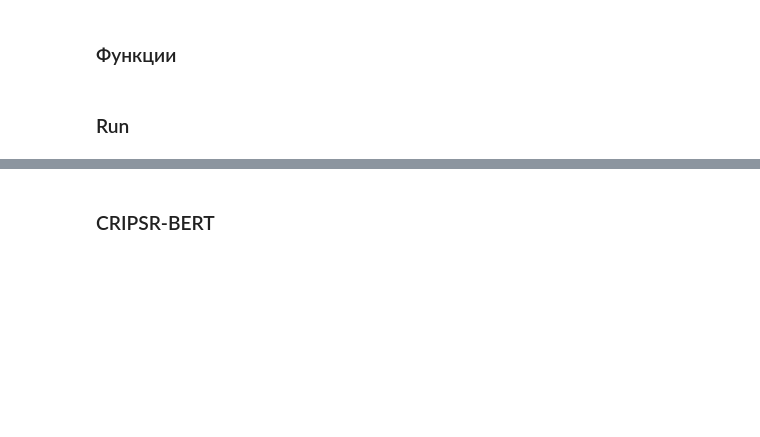
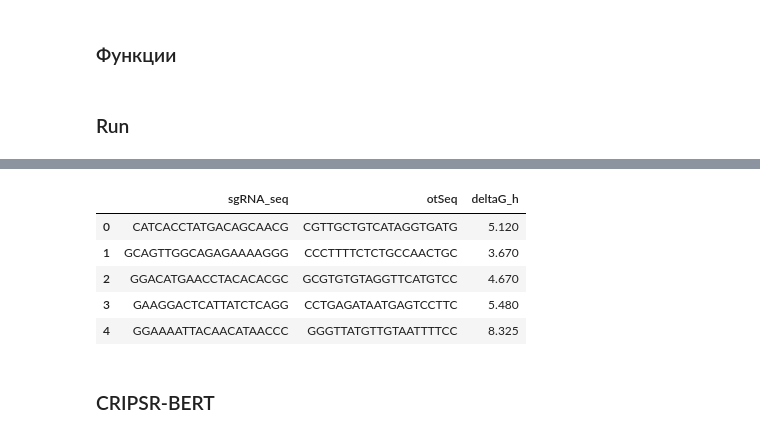
Before and after one commit to oreshnya/grna_design_tool, a Jupyter notebook: main_process.ipynb, the cells around one changed output, grey strips where cells are left out. Saved outputs shown, nothing was run; the diff lists cells and outputs as text; code cells hidden in the pictures; blank space fills up the shorter version.

```diff
--- a/main_process.ipynb
+++ b/main_process.ipynb
@@ -231,0 +268,15 @@ len(df_sg_candidates.sgRNA_seq.iloc[0])
+# %%
+RI_REV_NT_MAP = {
+    '-':'', 'a':'T', 'A':'T', 'c':'G', 'C':'G', 'g':'C', 'G':'C',
+    't':'A', 'T':'A', 'u':'A', 'U':'A', 'n':'N', 'N':'N'
+}
+
+RNA_DNA_internal_loop = {
+    3: 3.2, 4: 3.555, 5: 3.725, 6: 3.975,
+    7: 4.16, 8: 4.33, 9: 4.495, 10: 4.6, 11: 4.7
+}
+
+RI_MATCH_noGU = {'A':{'A':False, 'C':False, 'G':False, 'T':True},
+         'C':{'A':False, 'C':False, 'G':True, 'T':False},
+         'G':{'A':False, 'C':True, 'G':False, 'T':False},
+         'T':{'A':True, 'C':False, 'G':False, 'T':False}}
@@ -232,3 +358,15 @@ len(df_sg_candidates.sgRNA_seq.iloc[0])
+# %%
+df = add_otSeq_column(df, sgrna_col="sgRNA_seq")
+df = compute_hybridization_energy(df, sgrna_col="sgRNA_seq", otseq_col="otSeq")
+# %%
+df[['sgRNA_seq', 'otSeq', 'deltaG_h']].head()
+# %% [output]
+|  | sgRNA_seq | otSeq | deltaG_h |
+| 0 | CATCACCTATGACAGCAACG | CGTTGCTGTCATAGGTGATG | 5.120 |
+| 1 | GCAGTTGGCAGAGAAAAGGG | CCCTTTTCTCTGCCAACTGC | 3.670 |
+| 2 | GGACATGAACCTACACACGC | GCGTGTGTAGGTTCATGTCC | 4.670 |
+| 3 | GAAGGACTCATTATCTCAGG | CCTGAGATAATGAGTCCTTC | 5.480 |
+| 4 | GGAAAATTACAACATAACCC | GGGTTATGTTGTAATTTTCC | 8.325 |
 # %% [markdown]
 ### CRIPSR-BERT
 # %%
```
Also changed, not shown: parts of 9 cells of this notebook, 2 other files.
